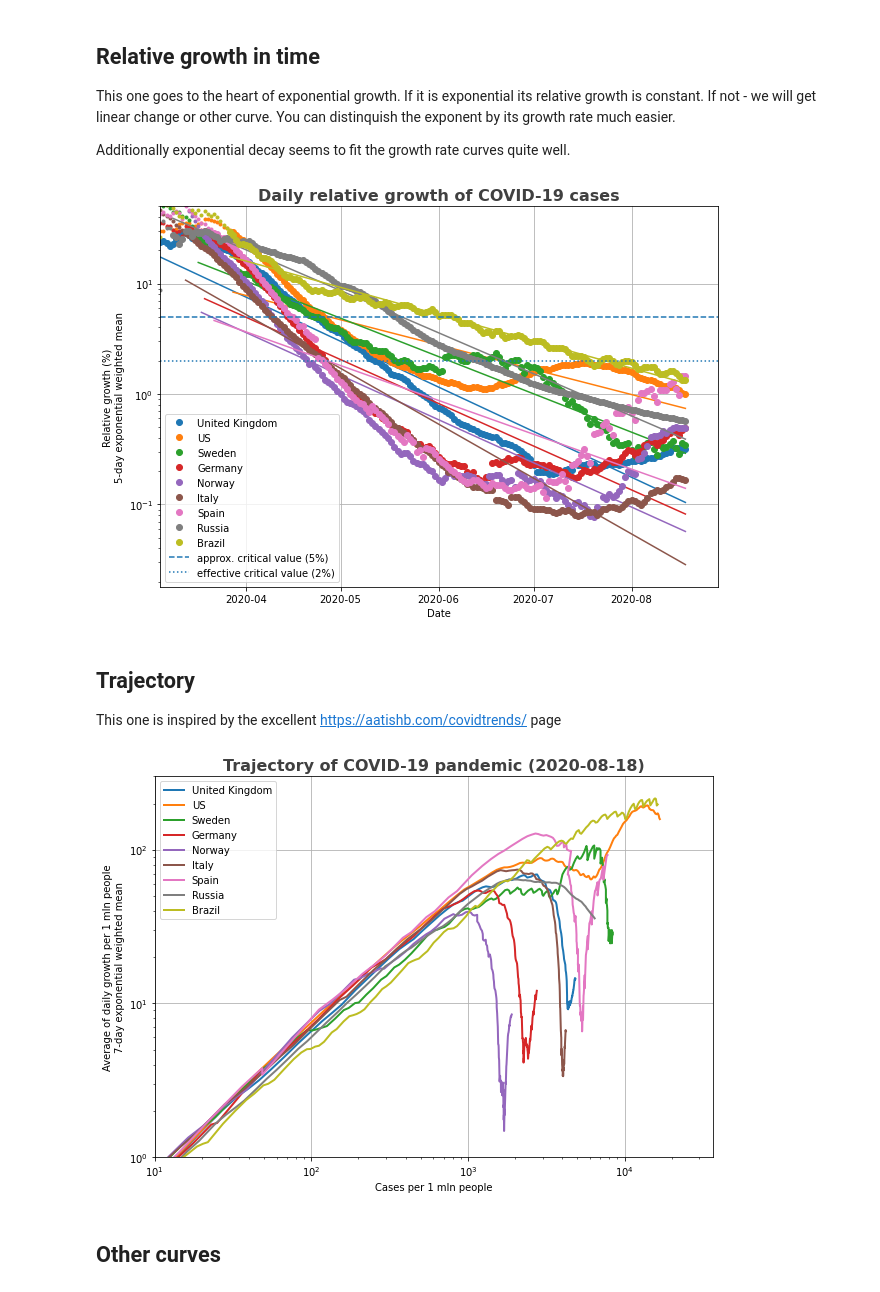
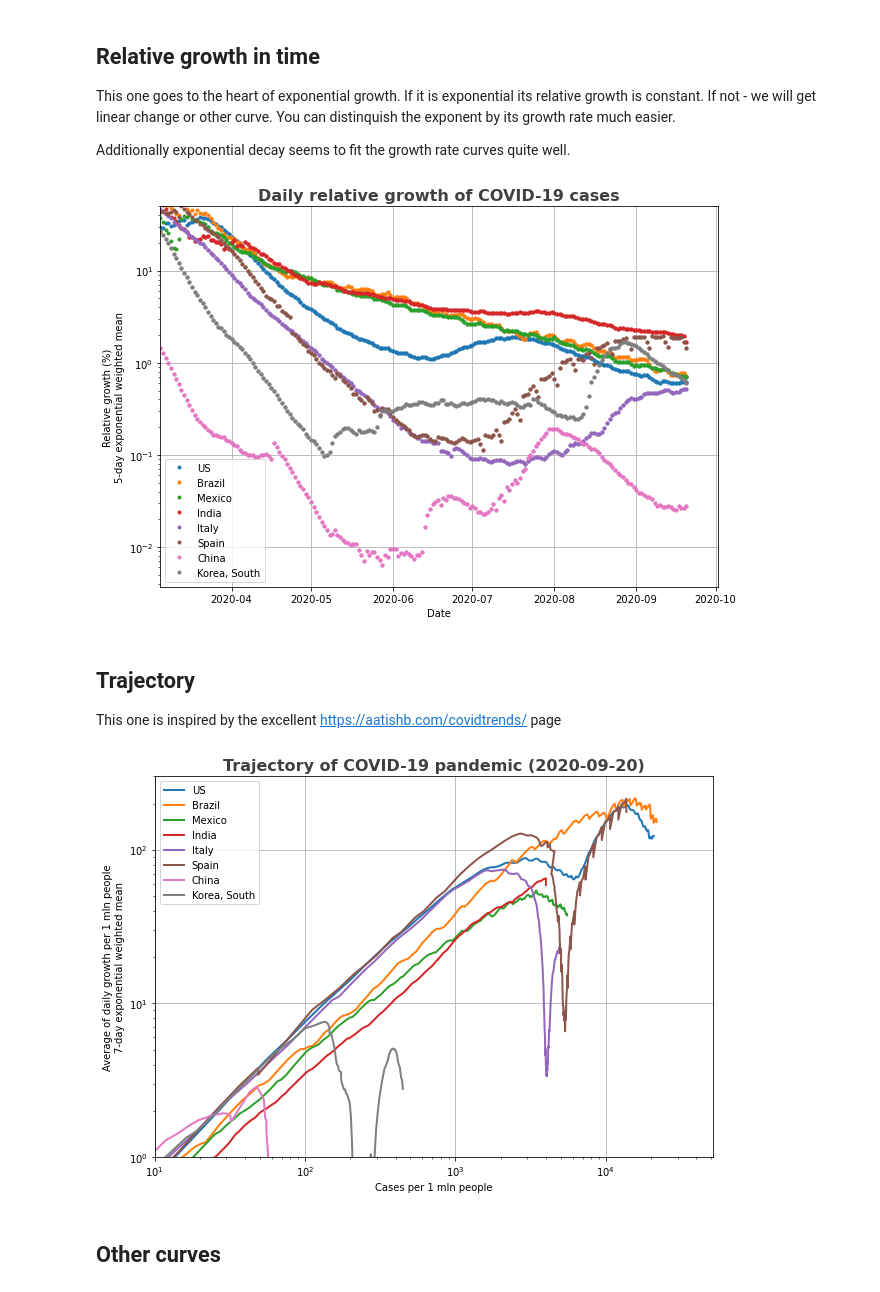
Before and after one commit to jochym/covid_plots, a Jupyter notebook: Covid_plots.ipynb, the cells around one changed output. Drawn from its saved outputs; the diff is of its cells as text; code cells hidden in the pictures.

Commit message:
Update the contents of the plots.

```diff
--- a/Covid_plots.ipynb
+++ b/Covid_plots.ipynb
@@ -29,7 +29,9 @@ selcnt += ['United Kingdom', 'US']
 selcnt += ['Sweden','Germany','Norway']
 selcnt += ['Italy', 'Spain']
 selcnt += ['Russia','Brazil']
-
+selcnt = ['US', 'Brazil', 'Mexico', 'India']
+selcnt += ['Italy', 'Spain']
+selcnt += ['China', 'Korea, South']
 # Countries for plwiki plots
 plwiki = ['Poland', 'Slovakia', 'Germany', 'Czechia', 'Ukraine', 'Belarus', 'Russia']
 
@@ -97,34 +99,34 @@ Additionally exponential decay seems to fit the growth rate curves quite well.
 # %%
 fig = plt.figure(figsize=(10,7))
 span = 5
 rel = relgr.ewm(halflife=span).mean()
 
 for n, c in enumerate(selcnt):
     m = ~ (np.isnan(rel[c].values) | np.isinf(rel[c].values))
     t = np.arange(m.size)
     t = rel.index.to_pydatetime()
     for s, v in zip(t[m][::-1], rel[c].values[m][::-1]):
         if v>0.3 :
             break
     mm = m & (t > s)
     x = arange(rel.index.size)
     fit = polyfit(x[mm], log(rel[c].values[mm]), 1)
     p = plt.semilogy(rel.index[m], 100*rel[c].values[m], '.')[0]
-    plt.plot(rel.index[mm], 100*rel[c].values[mm], 'o', label=c, color=p.get_color())
-    plt.plot(rel.index[mm], 100 * exp(polyval(fit, x[mm])), color=p.get_color())
+    plt.plot(rel.index[mm], 100*rel[c].values[mm], '.', label=c, color=p.get_color())
+    #plt.plot(rel.index[mm], 100 * exp(polyval(fit, x[mm])), color=p.get_color())
 
-plt.axhline(5, ls='--', label='approx. critical value (5%)')
-plt.axhline(2, ls=':', label='effective critical value (2%)')
+# plt.axhline(5, ls='--', label='approx. critical value (5%)')
+# plt.axhline(2, ls=':', label='effective critical value (2%)')
 plt.ylim(None,50)
 plt.xlim(pd.Timestamp('2020-03-5'),None)
 plt.title('Daily relative growth of COVID-19 cases', fontsize = 16, weight = 'bold', alpha = .75)
 plt.ylabel(f'Relative growth (%)\n{span}-day exponential weighted mean')
 plt.xlabel('Date')
 plt.grid()
 plt.legend()
 plt.savefig('relative_growth.png');
 # %% [output]
-[figure, old version]
+[figure, new version]
 # %% [markdown]
 ## Trajectory
 This one is inspired by the excellent https://aatishb.com/covidtrends/ page
@@ -147,7 +149,7 @@ plt.legend()
 plt.grid()
 plt.savefig('trajectory.png');
 # %% [output]
-[figure, old version]
+[figure, new version]
 # %% [markdown]
 ## Other curves
 # %%
```
Also changed, not shown: parts of 12 cells of this notebook, 4 other files.
